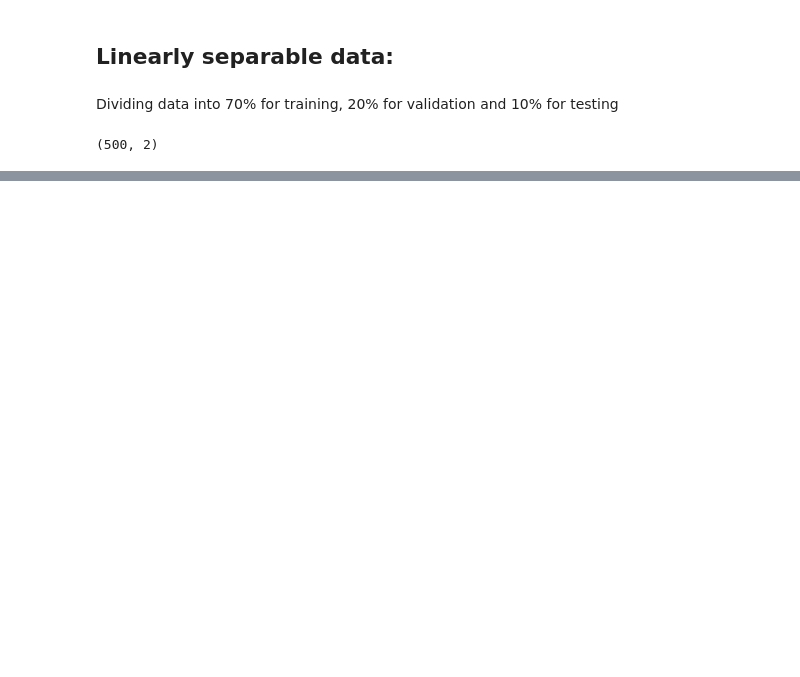
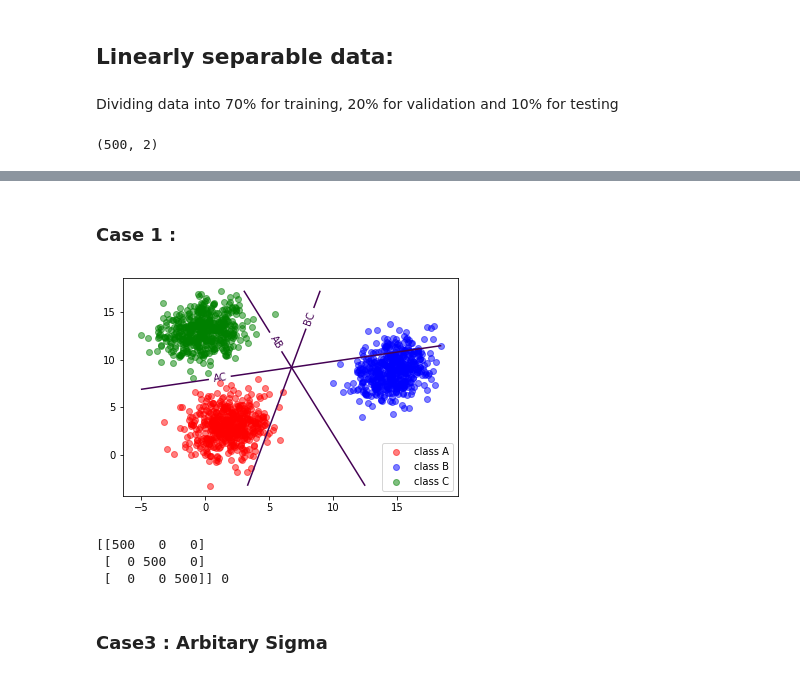
Before and after one commit to sai-github/pr, a Jupyter notebook: assignment2/test1.ipynb, the cells around one changed output, grey strips where cells are left out. Drawn from its saved outputs; the diff is of its cells as text; code cells hidden in the pictures; blank space fills up the shorter version.

Commit message:
till case3

```diff
--- a/assignment2/test1.ipynb
+++ b/assignment2/test1.ipynb
@@ -140,0 +169,52 @@ plt.show()
+# %% [markdown]
+### Case 1 :
+# %%
+def decision_line_1(sig, mu1, mu2, p1, p2):
+    sigma = np.identity(2)*sig
+    w = mu1-mu2
+
+    x0 = 0.5*(mu1+mu2) - sig/np.matmul(np.transpose(w),w)*np.log(p1/p2)*w
+    m = - w[0]/w[1]
+    c = (w[0]*x0[0]+w[1]*x0[1])/w[1]
+    return np.array([m, c])
+# %%
+sig = 2.96
+
+plt.scatter(cA[:,0], cA[:,1], c='red', alpha=0.5, label='class A')
+plt.scatter(cB[:,0], cB[:,1], c='blue', alpha=0.5, label='class B')
+plt.scatter(cC[:,0], cC[:,1], c='green', alpha=0.5, label='class C')
+
+#g12
+[m12, c12] = decision_line_1(sig, mu_A, mu_B, 1/2,1/2)
+CS = plt.contour(x, y, m12*x + c12 - y, levels=[0])
+fmt = {}
+strs = ['AB']
+for l, s in zip(CS.levels, strs):
+    fmt[l] = s
+# Label every other level using strings
+plt.clabel(CS, CS.levels[::2], inline=True, fmt=fmt, fontsize=10)
+
+#g13
+[m13, c13] = decision_line_1(sig, mu_A, mu_C, 0.5,0.5)
+CS = plt.contour(x, y, m13*x + c13 - y, levels=[0])
+fmt = {}
+strs = ['AC']
+for l, s in zip(CS.levels, strs):
+    fmt[l] = s
+# Label every other level using strings
+plt.clabel(CS, CS.levels[::2], inline=True, fmt=fmt, fontsize=10)
+
+#g23
+[m23, c23] = decision_line_1(sig, mu_C, mu_B, 0.5,0.5)
+CS = plt.contour(x, y, m23*x + c23 - y, levels=[0])
+fmt = {}
+strs = ['BC']
+for l, s in zip(CS.levels, strs):
+    fmt[l] = s
+# Label every other level using strings
+plt.clabel(CS, CS.levels[::2], inline=True, fmt=fmt, fontsize=10)
+
+plt.legend()
+plt.show()
+# %% [output]
+[figure, added]
@@ -140,0 +264,8 @@ plt.show()
+# %%
+print(conf_mat, no_class)
+# %% [output]
+[[500   0   0]
+ [  0 500   0]
+ [  0   0 500]] 0
+# %% [markdown]
+### Case3 : Arbitary Sigma
```
Also changed, not shown: parts of 12 cells of this notebook.
